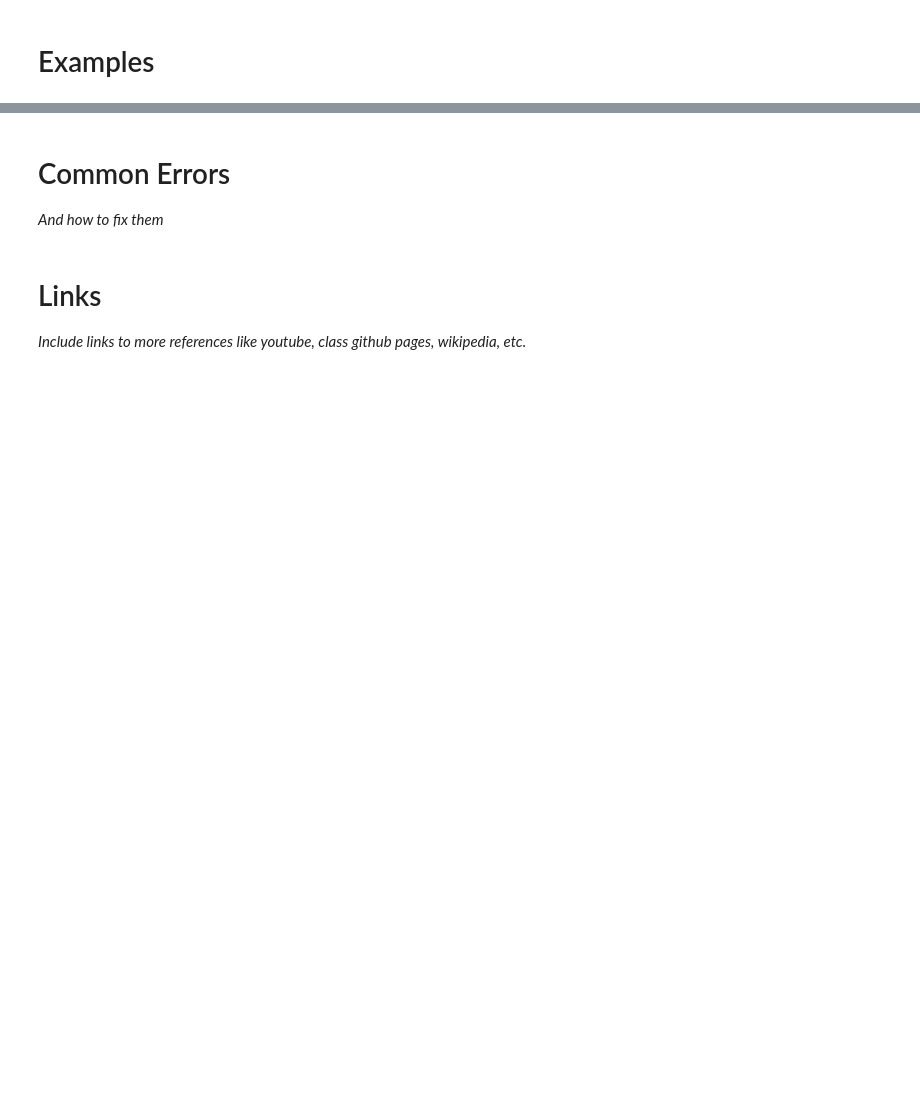
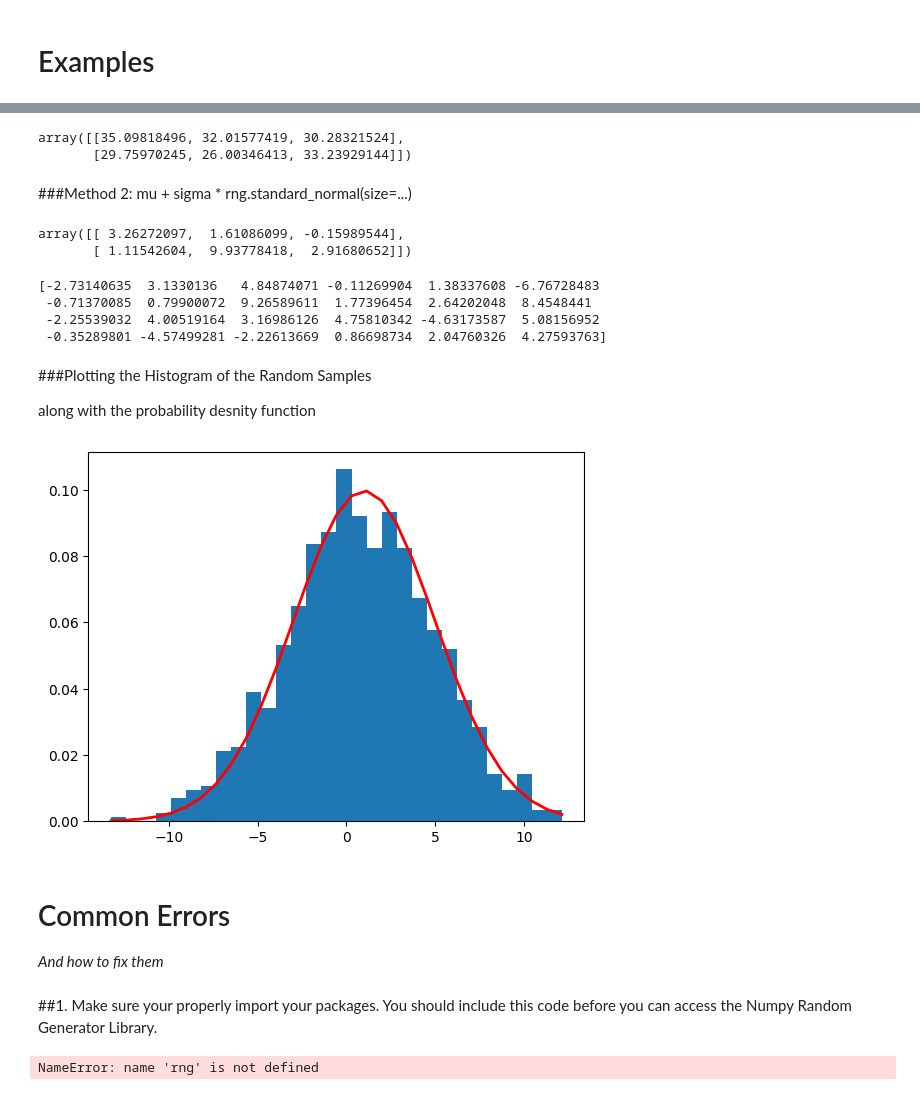
Before and after one commit to mdaugherity/PythonGuide, a Jupyter notebook: RandomNumbers.ipynb, the cells around one changed output, grey strips where cells are left out. Drawn from its saved outputs; the diff is of its cells as text; code cells hidden in the pictures; blank space fills up the shorter version.

```diff
--- a/RandomNumbers.ipynb
+++ b/RandomNumbers.ipynb
@@ -29,0 +17,12 @@ This section explains how the magical black boxes work that we will be using.*
+# %%
+import numpy as np
+import numpy.random as npr
+rng = npr.default_rng()
+
+#Generate a random nxm matrix of single digit integers
+n = 5 #rows
+m = 4 #colums
+low = 1 #lower bound, included
+high = 10 #upper bound, excluded
+a = rng.integers(low,high,size=(n,m))
+print(a)
@@ -36,6 +190,49 @@ This section explains how the magical black boxes work that we will be using.*
+# %%
+rng.normal(mu, sd, size=(2,3)) #2x3 array of random numbers from a gaussian distribution
+# %% [output]
+array([[35.09818496, 32.01577419, 30.28321524],
+       [29.75970245, 26.00346413, 33.23929144]])
+# %% [markdown]
+###Method 2: mu + sigma * rng.standard_normal(size=...)
+# %%
+mu = 4
+sd = 3
+mu + sd * rng.standard_normal((2,3)) #single random number from a gaussian distribution
+# %% [output]
+array([[ 3.26272097,  1.61086099, -0.15989544],
+       [ 1.11542604,  9.93778418,  2.91680652]])
+# %%
+n = 24 #number of values
+s = mu + sd * rng.standard_normal(n) #n random numbers from a gaussian distribution
+print(s)
+# %% [output]
+[-2.73140635  3.1330136   4.84874071 -0.11269904  1.38337608 -6.76728483
+ -0.71370085  0.79900072  9.26589611  1.77396454  2.64202048  8.4548441
+ -2.25539032  4.00519164  3.16986126  4.75810342 -4.63173587  5.08156952
+ -0.35289801 -4.57499281 -2.22613669  0.86698734  2.04760326  4.27593763]
+# %% [markdown]
+###Plotting the Histogram of the Random Samples
+
+along with the probability desnity function
+# %%
+mu = 1
+sd = 4
+s = rng.normal(mu, sd, 1000) #random sample of 1000 values
+
+import matplotlib.pyplot as plt
+count, bins, _ = plt.hist(s, 30, density=True)
+plt.plot(bins, 1/(sd * np.sqrt(2 * np.pi)) *
+               np.exp( - (bins - mu)**2 / (2 * sd**2) ),
+         linewidth=2, color='r')
+plt.show()
+# %% [output]
+[figure, added]
 # %% [markdown]
 # Common Errors
 *And how to fix them*
-# %% [markdown]
-# Links
-*Include links to more references like youtube, class github pages, wikipedia, etc.*
+# %% [markdown]
+##1. Make sure your properly import your packages. You should include this code before you can access the Numpy Random Generator Library.
+# %%
+rng.random()
+# %% [output]
+NameError: name 'rng' is not defined
```
Also changed, not shown: parts of 49 cells of this notebook.
